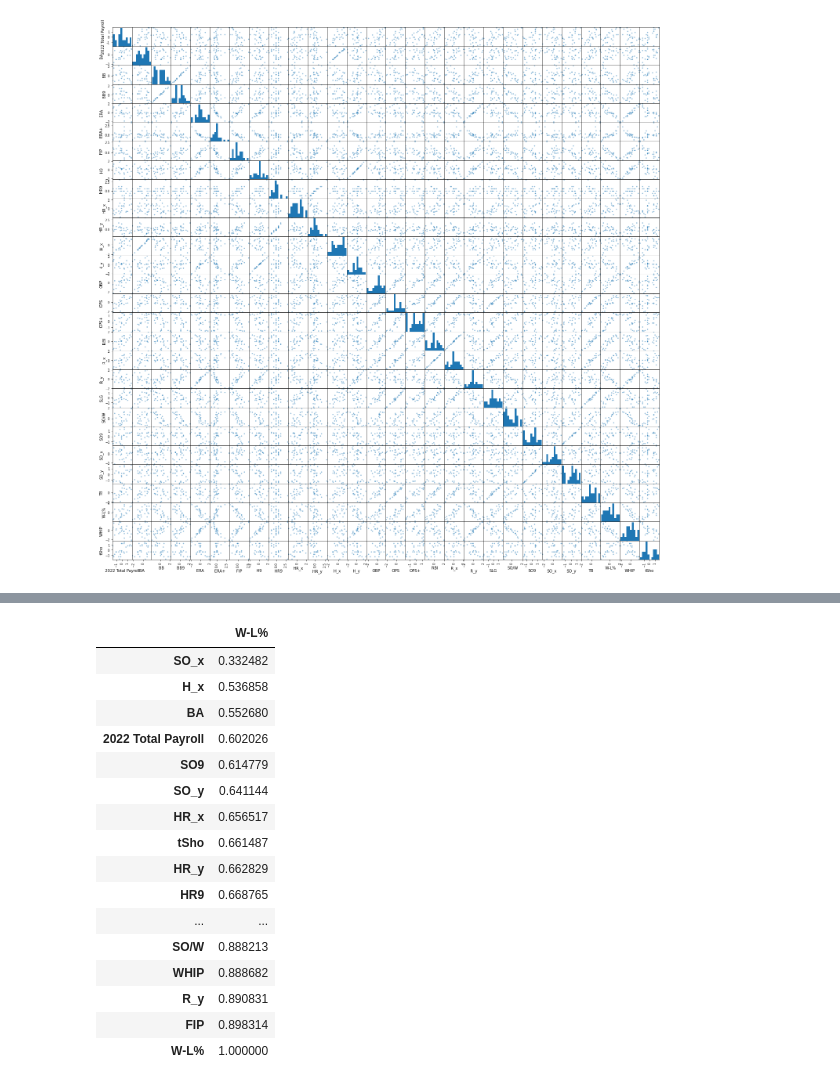
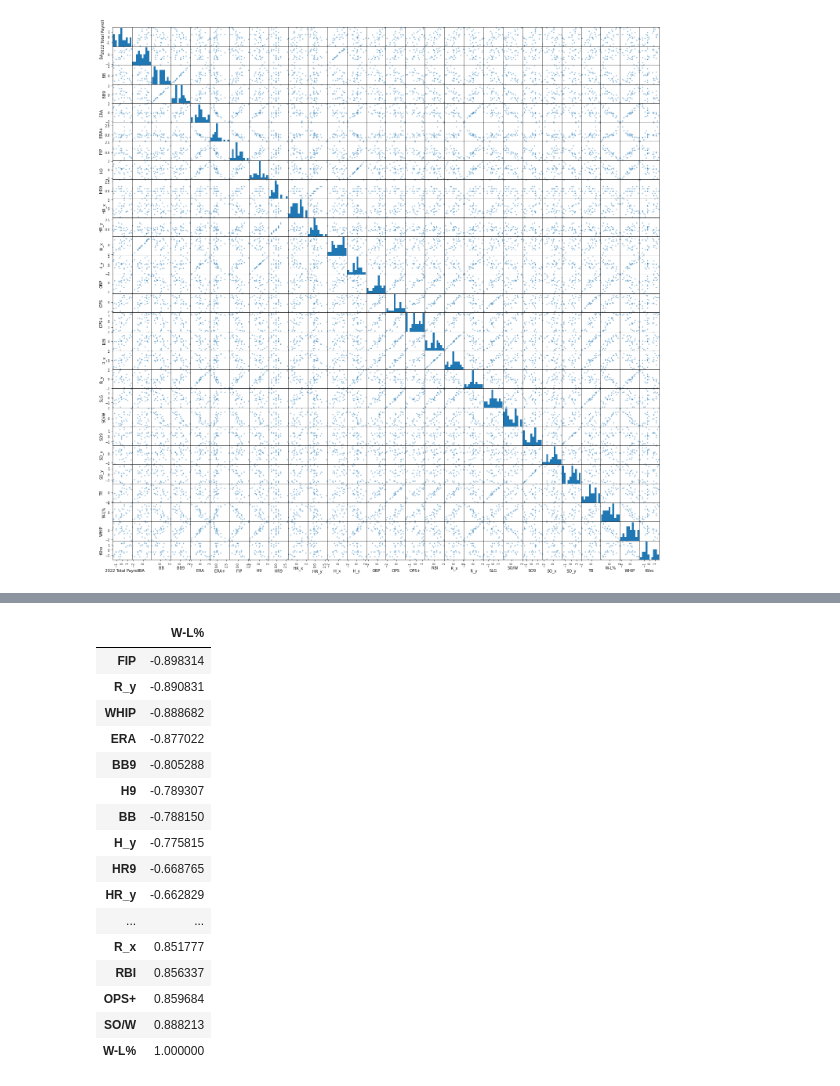
Before and after one commit to marcosfassiob/cmda3654_project, a Jupyter notebook: Project2.ipynb, the cells around one changed output, grey strips where cells are left out. Saved outputs shown, nothing was run; the diff lists cells and outputs as text; code cells hidden in the pictures.

```diff
--- a/Project2.ipynb
+++ b/Project2.ipynb
@@ -168,6 +178,7 @@ baseball_data_2022.head()
 # %%
 z = (baseball_data_2022 - baseball_data_2022.mean())/baseball_data_2022.std()
-z.head()
+z = z.drop('Team', axis=1)
+z
 # %% [output]
 |  | 2022 Total Payroll | BA | BB | BB9 | ERA | ERA+ | FIP | H9 | HR9 | HR_x | ... |
 | 0 | -1.031087 | -1.045480 | 0.116346 | 0.220102 | 0.511520 | -0.550141 | 0.896170 | 0.373667 | 0.573168 | -0.087932 | ... |
@@ -200,5 +230,5 @@ array([[<AxesSubplot:xlabel='2022 Total Payroll', ylabel='2022 Total Payroll'>,
 # %%
-c = z.corr().abs()
+c = z.corr()
 c
 # %% [output]
 |  | 2022 Total Payroll | BA | BB | BB9 | ERA | ERA+ | FIP | H9 | HR9 | HR_x | ... |
@@ -222,20 +256,21 @@ c
 # %%
-c[['W-L%']].sort_values(by='W-L%', ascending=True)
+correlation = c[['W-L%']].sort_values(by='W-L%', ascending=True)
+correlation
 # %% [output]
 |  | W-L% |
-| SO_x | 0.332482 |
-| H_x | 0.536858 |
-| BA | 0.552680 |
-| 2022 Total Payroll | 0.602026 |
-| SO9 | 0.614779 |
-| SO_y | 0.641144 |
-| HR_x | 0.656517 |
-| tSho | 0.661487 |
-| HR_y | 0.662829 |
-| HR9 | 0.668765 |
+| FIP | -0.898314 |
+| R_y | -0.890831 |
+| WHIP | -0.888682 |
+| ERA | -0.877022 |
+| BB9 | -0.805288 |
+| H9 | -0.789307 |
+| BB | -0.788150 |
+| H_y | -0.775815 |
+| HR9 | -0.668765 |
+| HR_y | -0.662829 |
 | ... | ... |
+| R_x | 0.851777 |
+| RBI | 0.856337 |
+| OPS+ | 0.859684 |
 | SO/W | 0.888213 |
-| WHIP | 0.888682 |
-| R_y | 0.890831 |
-| FIP | 0.898314 |
 | W-L% | 1.000000 |
```
Also changed, not shown: parts of 28 cells of this notebook, 2 other files.
